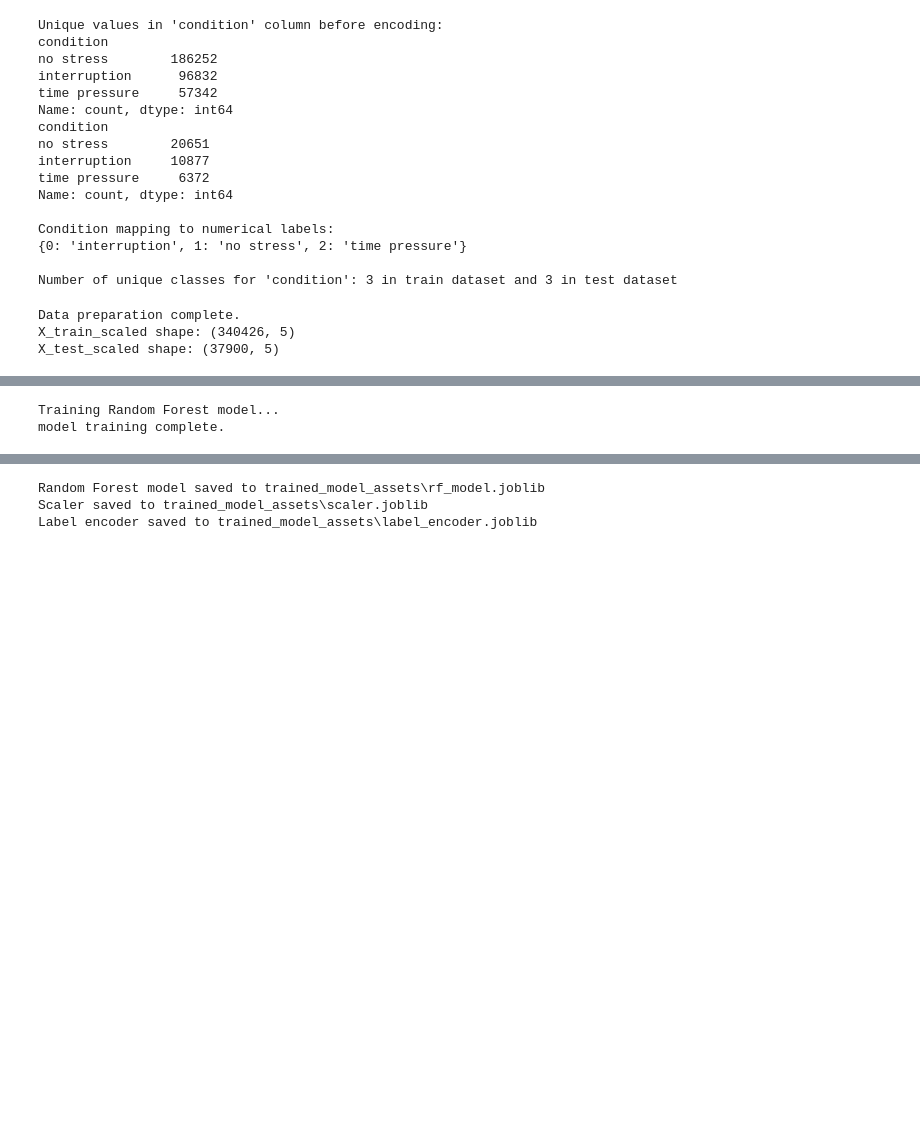
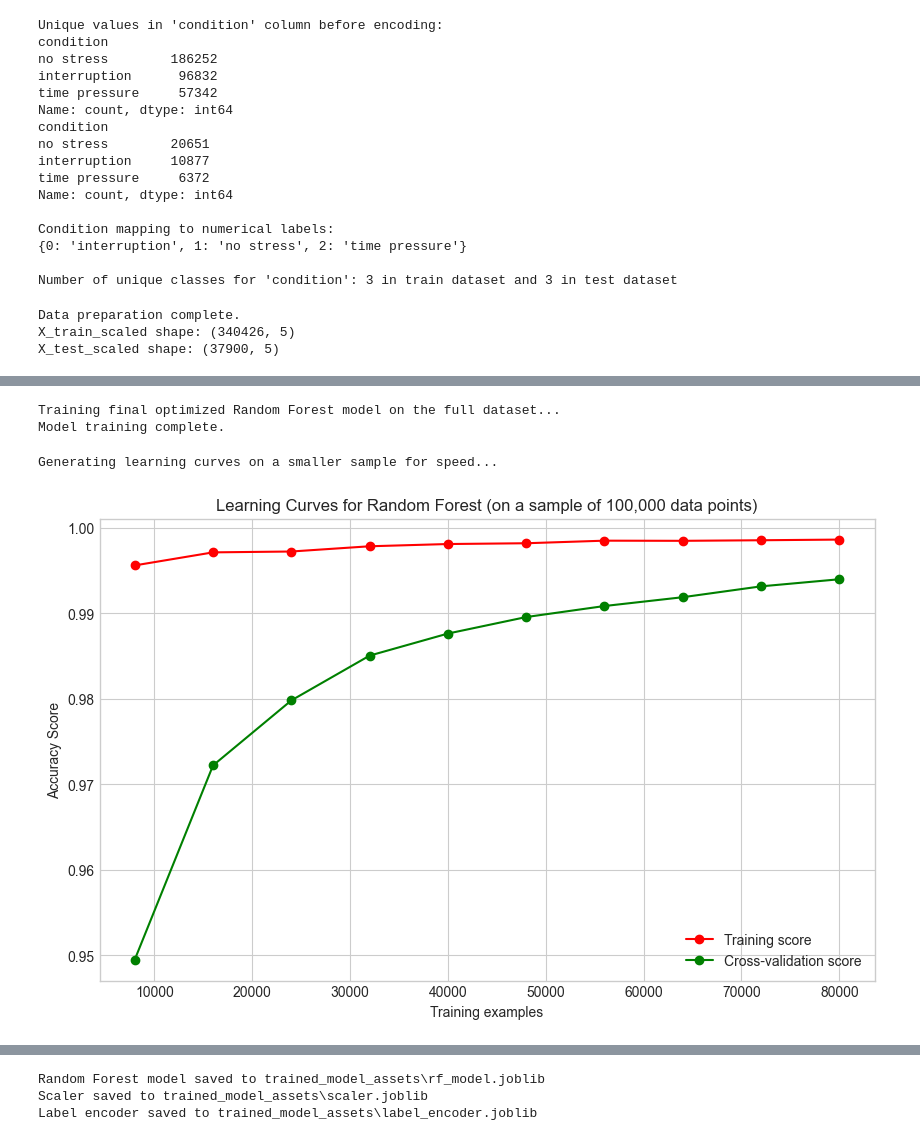
Before and after one commit to aryanahamed/Contactless-Health-Monitoring, a Jupyter notebook: src/STRESS/model_training_code/main.ipynb, the cells around one changed output, grey strips where cells are left out. Drawn from its saved outputs; the diff is of its cells as text; code cells hidden in the pictures; blank space fills up the shorter version.

```diff
--- a/src/STRESS/model_training_code/main.ipynb
+++ b/src/STRESS/model_training_code/main.ipynb
@@ -260,13 +255,62 @@ Shape of y_train: (340426,)
-# %%
-if 'X_train_scaled' in locals() and 'y_train' in locals():
-    rf_model = RandomForestClassifier(n_estimators=100, random_state=42, class_weight='balanced')
-
-    print("\nTraining Random Forest model...")
-
-    rf_model.fit(X_train_scaled, y_train)
-    print("model training complete.")
-else:
-    print("data not available.")
-# %% [output]
-Training Random Forest model...
-model training complete.
+# %%
+if 'X_train_scaled' in locals() and 'y_train' in locals():
+    rf_model = RandomForestClassifier(
+        n_estimators=150,
+        random_state=42,
+        class_weight='balanced',
+        max_depth=20,
+        min_samples_leaf=2
+    )
+
+    print("\nTraining...")
+
+    rf_model.fit(X_train_scaled, y_train)
+    print("Model training complete.")
+else:
+    print("data not available.")
+# %% [output]
+Training final optimized Random Forest model on the full dataset...
+Model training complete.
+# %%
+print("Generating...")
+
+# Sample of 100000 for speed
+sample_size = 100000
+
+if sample_size > X_train_scaled.shape[0]:
+    sample_size = X_train_scaled.shape[0]
+
+indices = np.random.choice(X_train_scaled.shape[0], sample_size, replace=False)
+X_sample = X_train_scaled[indices]
+y_sample = y_train[indices]
+
+# Cross validation
+train_sizes, train_scores, validation_scores = learning_curve(
+    estimator=rf_model,
+    X=X_sample,
+    y=y_sample,
+    cv=5,        # 5-folds
+    scoring='accuracy',
+    n_jobs=-1,
+    train_sizes=np.linspace(0.1, 1.0, 10) # 10 sizes
+)
+
+
+train_scores_mean = np.mean(train_scores, axis=1)
+validation_scores_mean = np.mean(validation_scores, axis=1)
+
+# learning curves
+plt.style.use('seaborn-v0_8-whitegrid')
+plt.figure(figsize=(10, 6))
+plt.plot(train_sizes, train_scores_mean, 'o-', color="r", label="Training score")
+plt.plot(train_sizes, validation_scores_mean, 'o-', color="g", label="Cross-validation score")
+
+plt.title("Learning Curves for Random Forest (on a sample of 100,000 data points)")
+plt.xlabel("Training examples")
+plt.ylabel("Accuracy Score")
+plt.legend(loc="best")
+plt.grid(True)
+plt.show()
+# %% [output]
+Generating learning curves on a smaller sample for speed...
+[figure, added]
```
Also changed, not shown: parts of 6 cells of this notebook, 6 other files.
